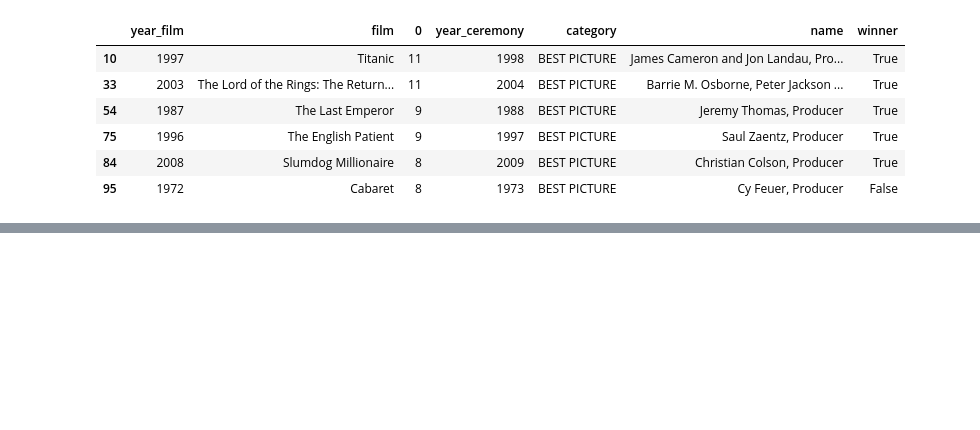
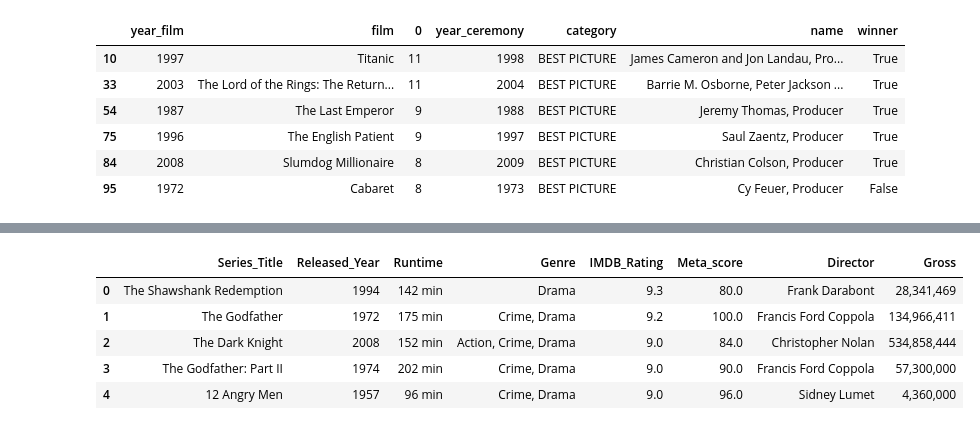
Before and after one commit to c-eggensperger/UCDPA_Oscar-Movie-Ratings, a Jupyter notebook: Oscar Movie Ratings Analysis.ipynb, the cells around one changed output, grey strips where cells are left out. Saved outputs shown, nothing was run; the diff lists cells and outputs as text; code cells hidden in the pictures; blank space fills up the shorter version.

```diff
--- a/Oscar Movie Ratings Analysis.ipynb
+++ b/Oscar Movie Ratings Analysis.ipynb
@@ -235,0 +250,12 @@ top10[top10["category"] == "BEST PICTURE"]
+# %%
+#removing unneeded columns, as I am mostly interesteed in the ratings
+imdb = full_imdb[["Series_Title", "Released_Year", "Runtime", "Genre", "IMDB_Rating", "Meta_score", "Director", "Gross"]]
+# %%
+imdb.head()
+# %% [output]
+|  | Series_Title | Released_Year | Runtime | Genre | IMDB_Rating | Meta_score | Director | Gross |
+| 0 | The Shawshank Redemption | 1994 | 142 min | Drama | 9.3 | 80.0 | Frank Darabont | 28,341,469 |
+| 1 | The Godfather | 1972 | 175 min | Crime, Drama | 9.2 | 100.0 | Francis Ford Coppola | 134,966,411 |
+| 2 | The Dark Knight | 2008 | 152 min | Action, Crime, Drama | 9.0 | 84.0 | Christopher Nolan | 534,858,444 |
+| 3 | The Godfather: Part II | 1974 | 202 min | Crime, Drama | 9.0 | 90.0 | Francis Ford Coppola | 57,300,000 |
+| 4 | 12 Angry Men | 1957 | 96 min | Crime, Drama | 9.0 | 96.0 | Sidney Lumet | 4,360,000 |
```
Also changed, not shown: parts of 5 cells of this notebook.
